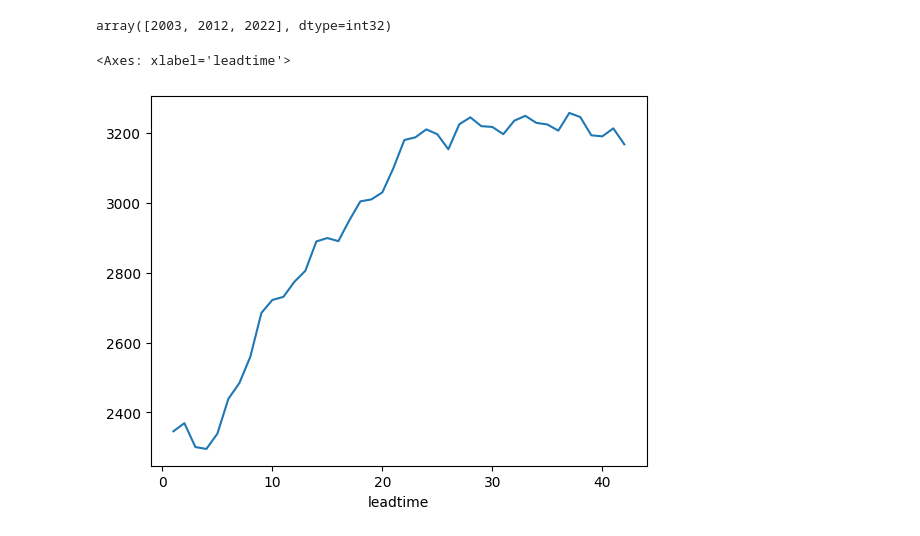
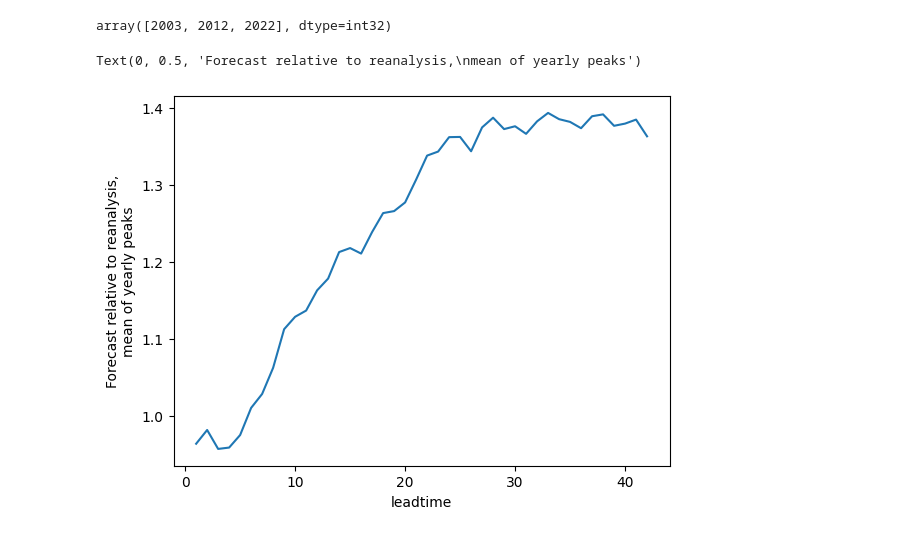
Before and after one commit to OCHA-DAP/ds-aa-nga-flooding, a Jupyter notebook: exploration/2025/gf_reforecast.ipynb, the cells around one changed output. Saved outputs shown, nothing was run; the diff lists cells and outputs as text; code cells hidden in the pictures.

```diff
--- a/exploration/2025/gf_reforecast.ipynb
+++ b/exploration/2025/gf_reforecast.ipynb
@@ -402,8 +422,12 @@ df_threshs
 df_compare[df_compare["trig"]]["valid_time"].unique()
 # %% [output]
 array([2003, 2012, 2022], dtype=int32)
+# %%
+df_compare["rel_f_a"] = df_compare["dis24_f"] / df_compare["dis24_a"]
 # %%
-df_ref_peaks.groupby("leadtime")["dis24"].mean().plot()
+fig, ax = plt.subplots()
+df_compare.groupby("leadtime")["rel_f_a"].mean().plot(ax=ax)
+ax.set_ylabel("Forecast relative to reanalysis,\nmean of yearly peaks")
 # %% [output]
-<Axes: xlabel='leadtime'>
+Text(0, 0.5, 'Forecast relative to reanalysis,\nmean of yearly peaks')
-[figure, old version]
+[figure, new version]
```
Also changed, not shown: parts of 8 cells of this notebook, 10 other files.
